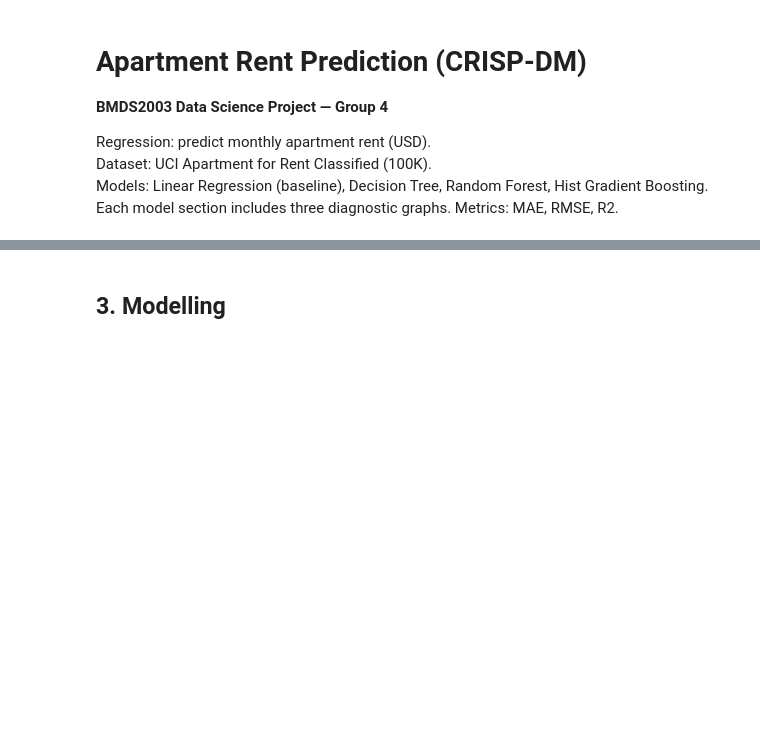
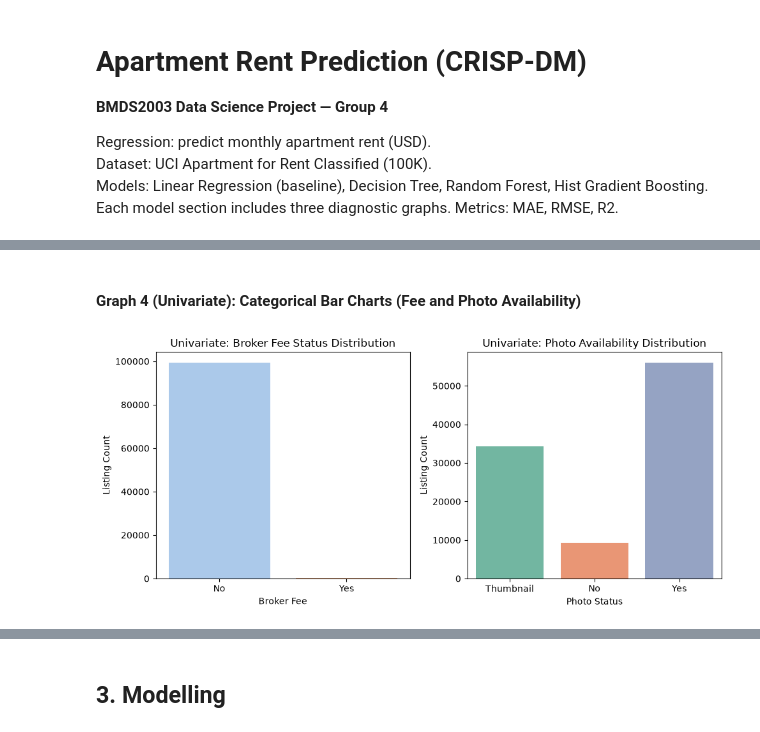
Before and after one commit to ChrisNeo-030506/RDS-Data_Science_Assignment, a Jupyter notebook: BMDS2003_Group4_notebook.ipynb, the cells around one changed output, grey strips where cells are left out. Drawn from its saved outputs; the diff is of its cells as text; code cells hidden in the pictures; blank space fills up the shorter version.

```diff
--- a/BMDS2003_Group4_notebook.ipynb
+++ b/BMDS2003_Group4_notebook.ipynb
@@ -72,0 +165,14 @@ plt.tight_layout(); plt.savefig('eda_rent_by_state.png', dpi=140); plt.show()
+# %% [markdown]
+#### Graph 4 (Univariate): Categorical Bar Charts (Fee and Photo Availability)
+# %%
+fig, ax = plt.subplots(1, 2, figsize=(10, 4.5))
+sns.countplot(data=eda_df, x='fee', palette='pastel', ax=ax[0], hue='fee', legend=False)
+ax[0].set_title('Univariate: Broker Fee Status Distribution')
+ax[0].set_xlabel('Broker Fee'); ax[0].set_ylabel('Listing Count')
+
+sns.countplot(data=eda_df, x='has_photo', palette='Set2', ax=ax[1], hue='has_photo', legend=False)
+ax[1].set_title('Univariate: Photo Availability Distribution')
+ax[1].set_xlabel('Photo Status'); ax[1].set_ylabel('Listing Count')
+plt.tight_layout(); plt.savefig('eda_graphs/eda_graph4_categorical_bars.png', dpi=140); plt.show()
+# %% [output]
+[figure, added]
```
Also changed, not shown: parts of 95 cells of this notebook, 33 other files.
